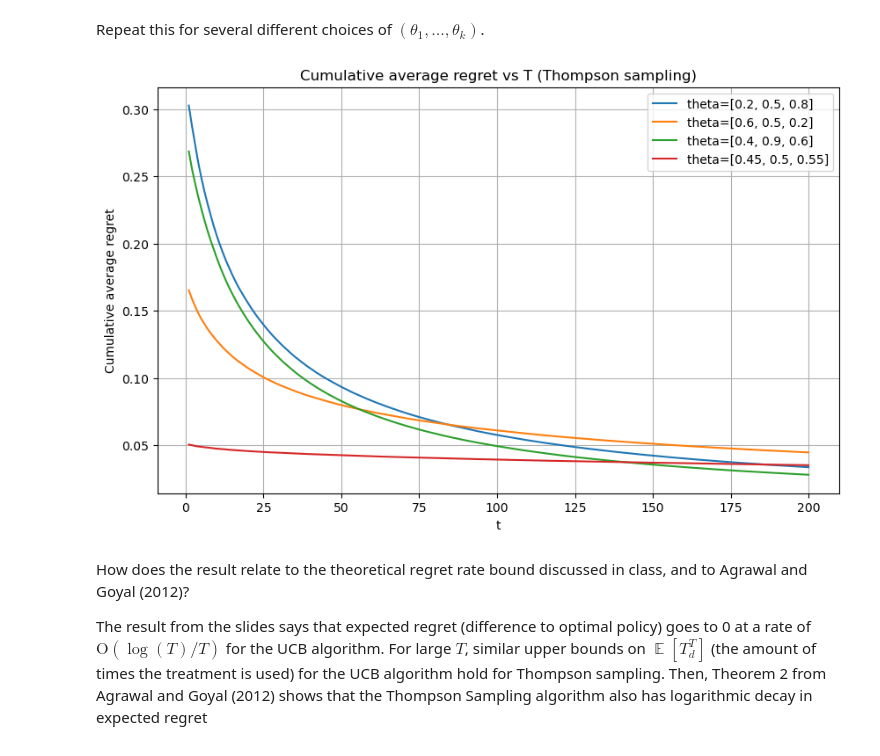
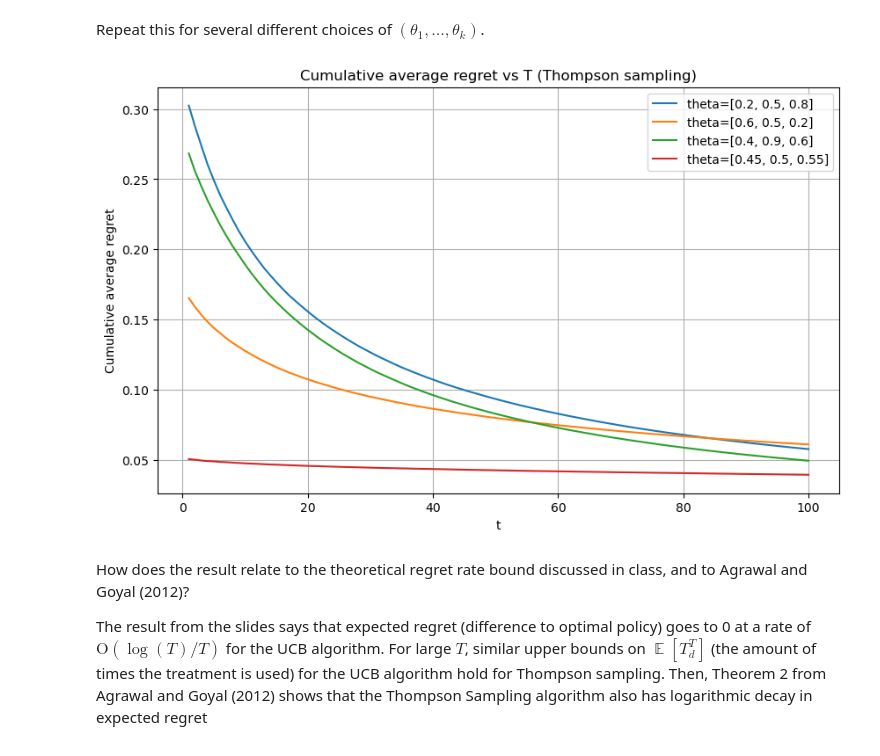
Before and after one commit to emilyfu1/assignments_ML, a Jupyter notebook: EmilyFu_A4.ipynb, the cells around one changed output. Saved outputs shown, nothing was run; the diff lists cells and outputs as text; code cells hidden in the pictures.

Commit message:
complete overall plots and tables

```diff
--- a/EmilyFu_A4.ipynb
+++ b/EmilyFu_A4.ipynb
@@ -22,6 +188,20 @@ from functions_A4 import evaluate_bandit, calculate_replication, bernoulli_bandi
 
 # set seed
 seed = 420
+
+# replications
+R = 10000
+
+# time periods
+
+# what i'm using for most of the plots
+T_other = 100
+# for the two armed plots
+T_1d = 200
+# for question 2d
+T_multiple = [100, 200, 300]
+
+# some thetas
 
 # generate thetas with k = 2 and theta_1 = 0.5
 thetas_twoarm = []
@@ -29,12 +209,9 @@ thetas_twoarm = []
 for theta_2 in np.arange(0.1, 1.0, 0.1):
     thetas_twoarm.append([0.5, theta_2])
 
-# showing function usage
-theta = [0.2, 0.5, 0.8]
-T = 100
+single_theta_threearm = [0.2, 0.5, 0.8]
 
-# replications
-R = 10000
+thetas_threearm = [[0.2, 0.5, 0.8], [0.6, 0.5, 0.2], [0.4, 0.9, 0.6], [0.45, 0.5, 0.55]]
 # %% [markdown]
 1. In this problem, you are asked to simulate data for a Bernoulli bandit problem, where
 
@@ -204,9 +252,12 @@ as a function of T, using a large number of replications $R$ (such as $R = 10.00
 # %%
-avg_cumavg_regret = evaluate_bandit(T, theta, R, seed=seed)[-1]
+avg_cumavg_regret_thompson = evaluate_bandit(T_other,
+                                             single_theta_threearm,
+                                             R,
+                                             seed=seed)['avg_cumavg_regret_t']
 
 # plot average (across replications) of cumulative average regret as a function of T
 plt.figure(figsize=(10, 6))
-plt.plot(avg_cumavg_regret, label='Average across replications')
+plt.plot(avg_cumavg_regret_thompson, label='Average across replications')
 plt.xlabel('T')
 plt.ylabel('Cumulative average regret')
 plt.title('Average across replications of cumulative average regret as a function of T')
@@ -218,29 +269,23 @@ plt.show()
 # %% [markdown]
 Repeat this for several different choices of $(\theta_{1},...,\theta_{k})$.
 # %%
-# some thetas
-thetas = [[0.2, 0.5, 0.8], [0.6, 0.5, 0.2], [0.4, 0.9, 0.6], [0.45, 0.5, 0.55]]
-
-T = 200
-R = 10000
-
 plt.figure(figsize=(10, 6))
 # line up the times with the periods
-x = np.arange(1, T + 1)
+x = np.arange(1, T_other + 1)
 
 # calculate cumulative average regret for all thetas and plot them on the same graph
-for i, theta in enumerate(thetas):
-    avg_cumavg_regret = evaluate_bandit(T, theta, R, seed=seed)[-1]
+for i, theta in enumerate(thetas_threearm):
+    avg_cumavg_regret = evaluate_bandit(T_other, theta, R, seed=seed)['avg_cumavg_regret_t']
     plt.plot(x, avg_cumavg_regret, label=f'theta={theta}')
 
 plt.xlabel('t')
 plt.ylabel('Cumulative average regret')
 plt.title('Cumulative average regret vs T (Thompson sampling)')
 plt.legend()
 plt.grid(True)
 plt.show()
 # %% [output]
-[figure, old version]
+[figure, new version]
 # %% [markdown]
 How does the result relate to the theoretical regret rate bound discussed in class, and to Agrawal and Goyal (2012)?
 
```
Also changed, not shown: parts of 19 cells of this notebook.
